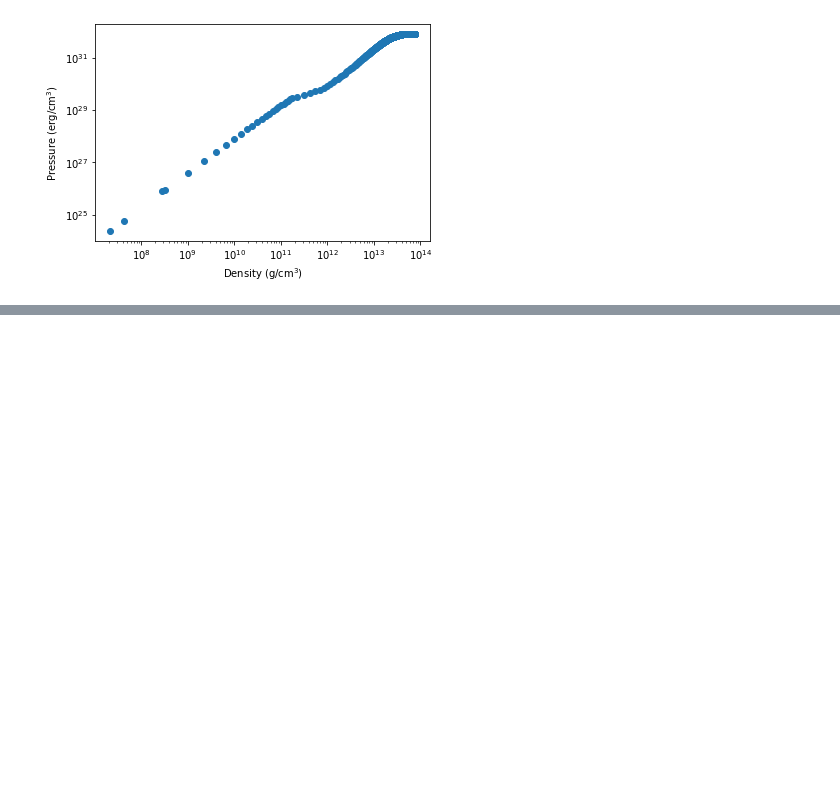
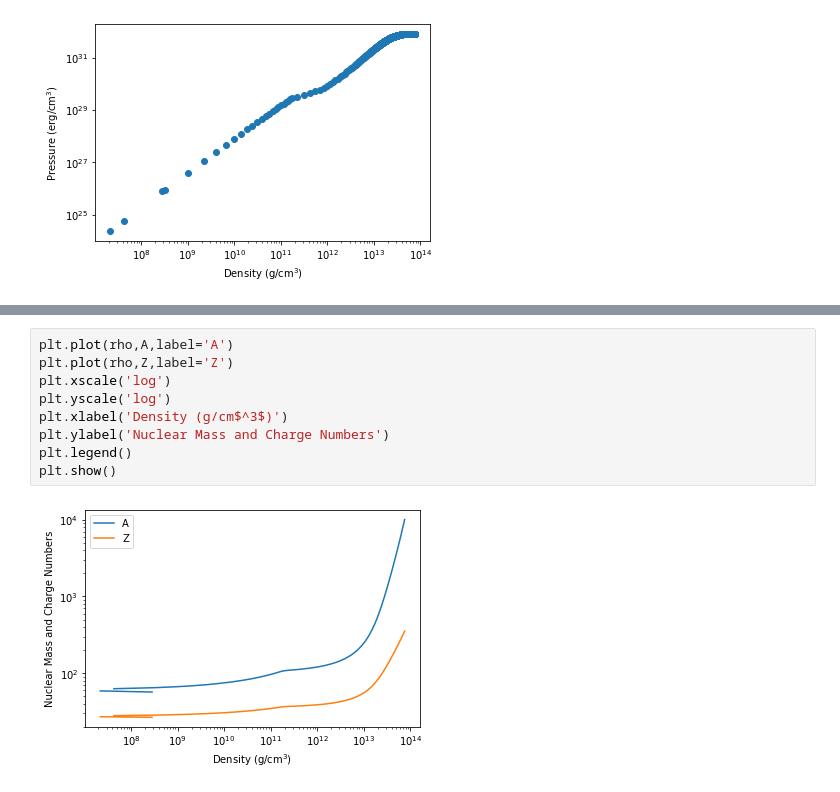
Before and after one commit to thomas-03/homework, a Jupyter notebook: 5460/homework9.ipynb, the cells around one changed output, grey strips where cells are left out. Cells and saved outputs as stored; diff of their text form; blank space fills up the shorter version.

```diff
--- a/5460/homework9.ipynb
+++ b/5460/homework9.ipynb
@@ -86,0 +96,11 @@ plt.show()
+# %%
+plt.plot(rho,A,label='A')
+plt.plot(rho,Z,label='Z')
+plt.xscale('log')
+plt.yscale('log')
+plt.xlabel('Density (g/cm$^3$)')
+plt.ylabel('Nuclear Mass and Charge Numbers')
+plt.legend()
+plt.show()
+# %% [output]
+[figure, added]
```
Also changed, not shown: parts of 3 cells of this notebook.
